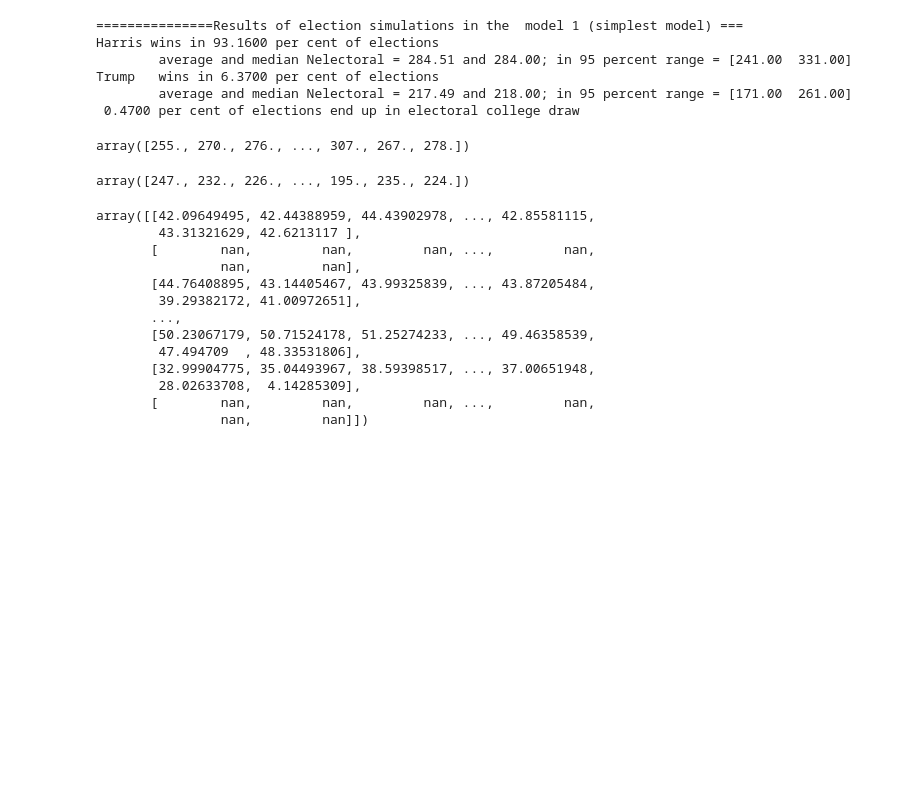
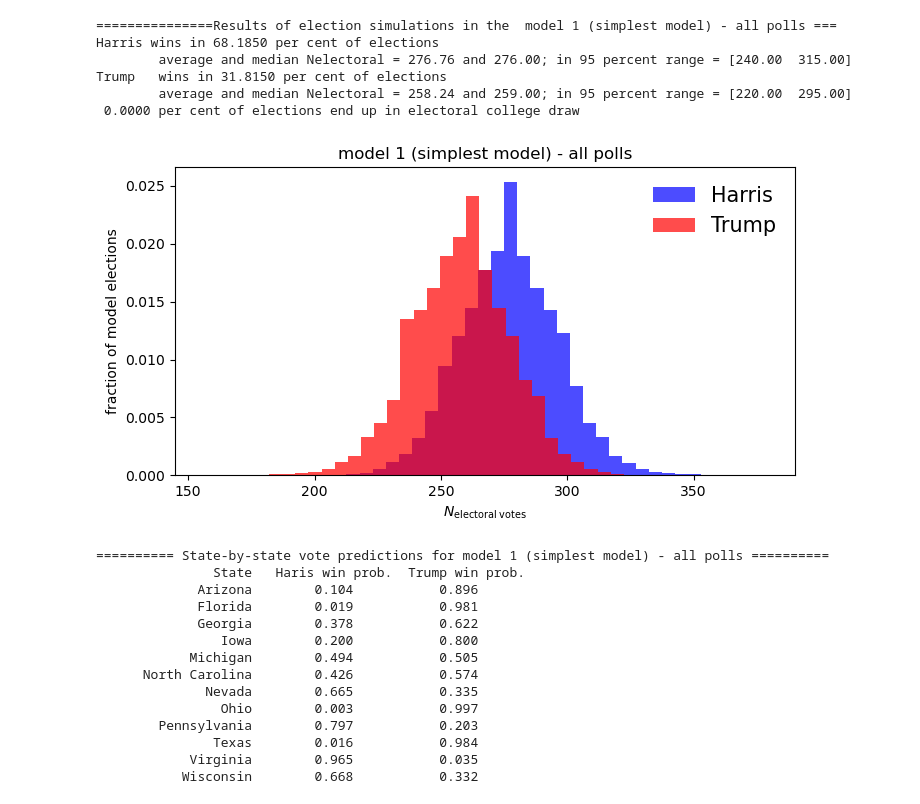
Before and after one commit to cameronliang/presidential_election, a Jupyter notebook: simplest_model.ipynb, the cells around one changed output. Saved outputs shown, nothing was run; the diff lists cells and outputs as text; code cells hidden in the pictures; blank space fills up the shorter version.

```diff
--- a/simplest_model.ipynb
+++ b/simplest_model.ipynb
@@ -16,11 +16,14 @@ from simulation import simulate_elections
 import warnings
 # Suppress the specific warning
 warnings.filterwarnings("ignore", category=UserWarning, module="pandas.core.arrays.datetimes")
+# %%
+results_2020 = pd.read_csv('./data/presidential_poll_averages_2020.csv')
+results_2020 = convert_results_to_dict(results_2020)
 # %%
 # Read in polling data
 url = './data/president_polls.csv'
 pad = pd.read_csv(url)
 # %%
 # Cleanup data
-pad = cleanup_data(pad)
+pad = cleanup_data(pad, harris_filter=False)
 ppl = pad.to_dict(orient = 'list')
@@ -51,10 +46,9 @@ state_pop = np.array(states_electoral['Population'])
 # %%
-date_range = ['2024-04-01', '2024-10-06']
-nsims = 10000
+date_range = ['2024-09-01', '2024-10-12']
+nsims = 100000
 poll_type = 'pct'
-#ppl['startdate'] = ppl['start_date']
-#ppl['enddate'] = ppl['end_date']
+
 
 simplest_model_results = simulate_elections(ppl, states=states, electors=electors, date_range=date_range,
-                                            poll_type=poll_type, min_weight = 0.00, nsims = nsims)
+                                            poll_type=poll_type, min_weight = 0.00,results_2020=results_2020, nsims = nsims)
 # %% [output]
@@ -78,10 +72,10 @@ Error in std_weighted: Sum of squared weights is 1, leading to division by zero
 # %%
-model_name = 'model 1 (simplest model)'
+model_name = 'model 1 (simplest model) - all polls'
 election_stats(model_name, simplest_model_results)
 # %% [output]
-===============Results of election simulations in the  model 1 (simplest model) ===
-Harris wins in 93.1600 per cent of elections
-        average and median Nelectoral = 284.51 and 284.00; in 95 percent range = [241.00  331.00]
-Trump   wins in 6.3700 per cent of elections
-        average and median Nelectoral = 217.49 and 218.00; in 95 percent range = [171.00  261.00]
- 0.4700 per cent of elections end up in electoral college draw
+===============Results of election simulations in the  model 1 (simplest model) - all polls ===
+Harris wins in 68.1850 per cent of elections
+        average and median Nelectoral = 276.76 and 276.00; in 95 percent range = [240.00  315.00]
+Trump   wins in 31.8150 per cent of elections
+        average and median Nelectoral = 258.24 and 259.00; in 95 percent range = [220.00  295.00]
+ 0.0000 per cent of elections end up in electoral college draw
@@ -90,24 +82,21 @@ biden_electoral_votes, trump_electoral_votes, biden_vote_dist, trump_vote_dist,
-# %%
-biden_electoral_votes
-# %% [output]
-array([255., 270., 276., ..., 307., 267., 278.])
-# %%
-trump_electoral_votes
-# %% [output]
-array([247., 232., 226., ..., 195., 235., 224.])
-# %%
-biden_vote_dist
-# %% [output]
-array([[42.09649495, 42.44388959, 44.43902978, ..., 42.85581115,
-        43.31321629, 42.6213117 ],
-       [        nan,         nan,         nan, ...,         nan,
-                nan,         nan],
-       [44.76408895, 43.14405467, 43.99325839, ..., 43.87205484,
-        39.29382172, 41.00972651],
-       ...,
-       [50.23067179, 50.71524178, 51.25274233, ..., 49.46358539,
-        47.494709  , 48.33531806],
-       [32.99904775, 35.04493967, 38.59398517, ..., 37.00651948,
-        28.02633708,  4.14285309],
-       [        nan,         nan,         nan, ...,         nan,
-                nan,         nan]])
+# %%
+contested_states = ['Virginia', 'Nevada', 'Texas', 'Iowa', 'Michigan', 'Wisconsin',
+                    'Ohio', 'Georgia', 'Florida', 'North Carolina', 'Arizona', 'Pennsylvania']
+plot_electoral_vote_distribution(model_name, simplest_model_results)
+state_results(model_name, simplest_model_results, states, states_to_print=contested_states)
+# %% [output]
+[figure, added]
+========== State-by-state vote predictions for model 1 (simplest model) - all polls ==========
+               State   Haris win prob.  Trump win prob.
+             Arizona        0.104           0.896
+             Florida        0.019           0.981
+             Georgia        0.378           0.622
+                Iowa        0.200           0.800
+            Michigan        0.494           0.505
+      North Carolina        0.426           0.574
+              Nevada        0.665           0.335
+                Ohio        0.003           0.997
+        Pennsylvania        0.797           0.203
+               Texas        0.016           0.984
+            Virginia        0.965           0.035
+           Wisconsin        0.668           0.332
```
Also changed, not shown: parts of 43 cells of this notebook, 8 other files.
